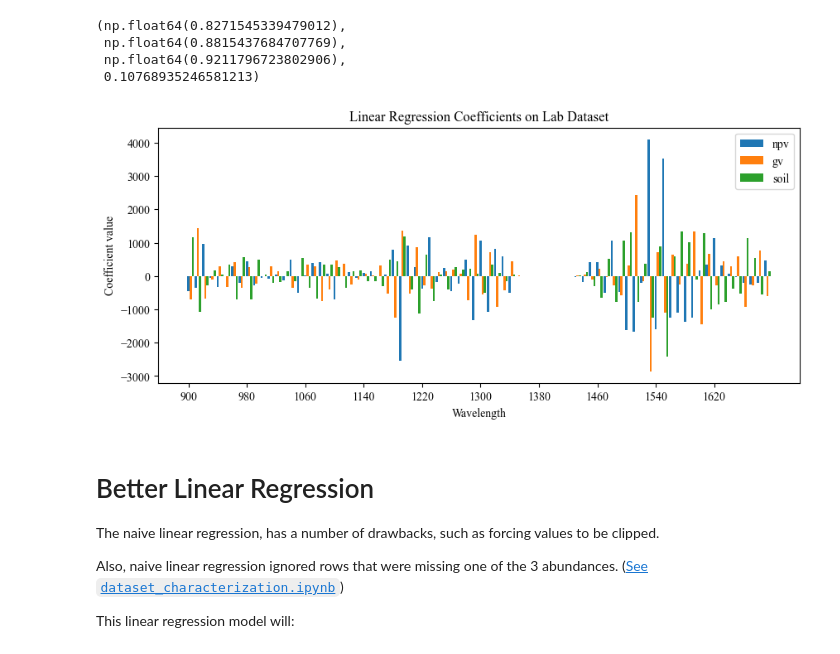
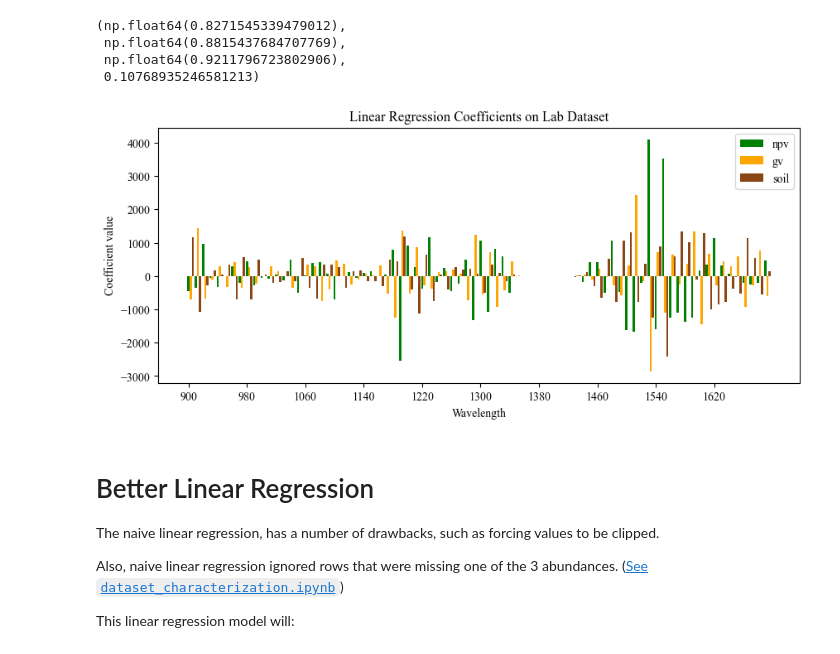
Before and after one commit to utat-ss/FINCH-Science_Unmixing, a Jupyter notebook: runs/classicalml/linear_reg/linear_regression.ipynb, the cells around one changed output. Cells and saved outputs as stored; diff of their text form; code cells hidden in the pictures.

Commit message:
changed colors on lr coefficient plots

```diff
--- a/runs/classicalml/linear_reg/linear_regression.ipynb
+++ b/runs/classicalml/linear_reg/linear_regression.ipynb
@@ -275,25 +275,25 @@ check_random_state(11, True)
 # %%
 n = len(normalized_regression.coef_[0])
 
 plt.figure(figsize=(10, 4))
 bar_width = 0.3
 x_range = np.arange(0, n, 1)
-plt.bar(x_range + bar_width*0.0, normalized_regression.coef_[0], width=bar_width, label="npv")
-plt.bar(x_range + bar_width*1, normalized_regression.coef_[1], width=bar_width, label="gv")
-plt.bar(x_range + bar_width*2, normalized_regression.coef_[2], width=bar_width, label="soil")
+plt.bar(x_range + bar_width*0.0, normalized_regression.coef_[0], width=bar_width, label="npv", color='green')
+plt.bar(x_range + bar_width*1, normalized_regression.coef_[1], width=bar_width, label="gv", color='orange')
+plt.bar(x_range + bar_width*2, normalized_regression.coef_[2], width=bar_width, label="soil", color='saddlebrown')
 
 step = max(1, n // 10)  # show ~10 labels
 plt.xticks(range(0, n, step), nr900to1690_raw.columns[::step], rotation=0)
 plt.xlabel("Wavelength")
 plt.ylabel("Coefficient value")
 plt.legend()
 
 plt.title(f"Linear Regression Coefficients on Lab Dataset")
 plt.savefig("lr_coefs_on_lab_data.svg", format="svg")
 
 plt.show()
 # %% [output]
-[figure, old version]
+[figure, new version]
 # %% [markdown]
 # Better Linear Regression
 
```
Also changed, not shown: parts of 7 cells of this notebook, 2 other files.
